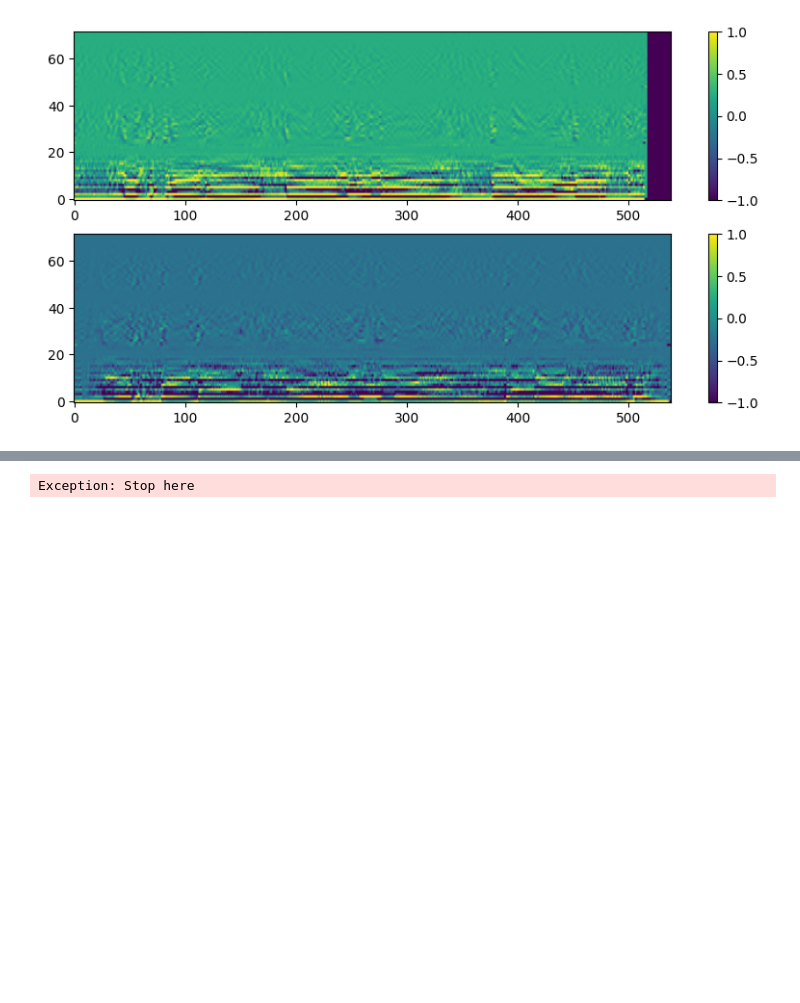
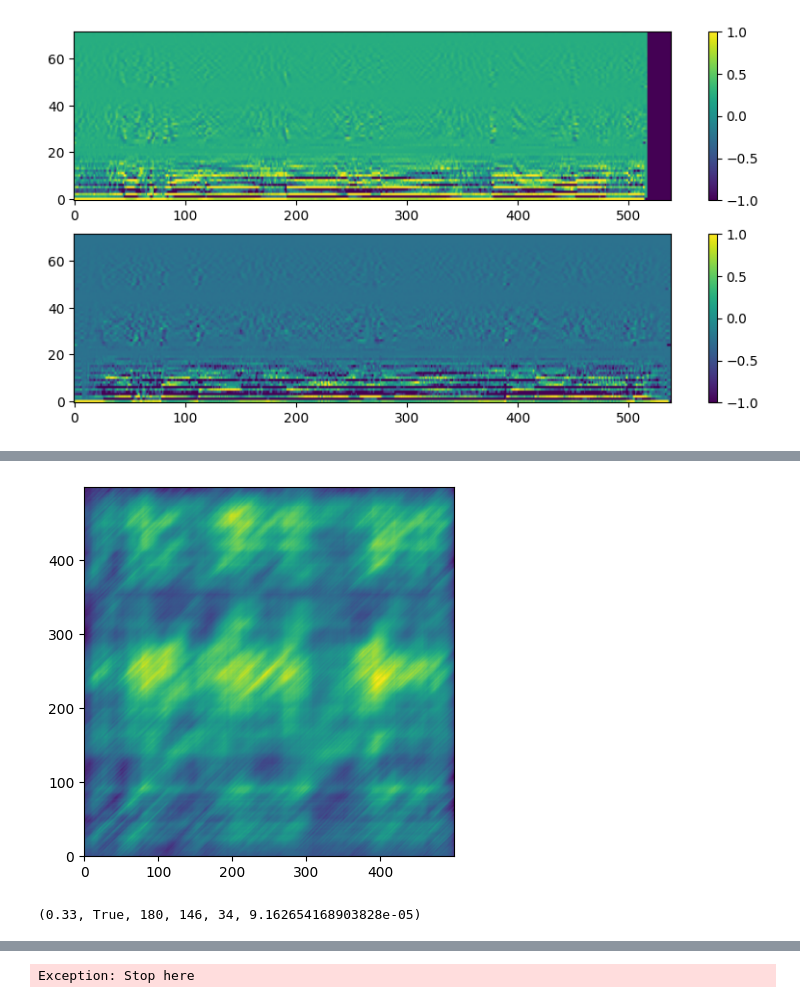
Before and after one commit to m-behery/disentanglement, a Jupyter notebook: notebook.ipynb, the cells around one changed output, grey strips where cells are left out. Cells and saved outputs as stored; diff of their text form; code cells hidden in the pictures; blank space fills up the shorter version.

```diff
--- a/notebook.ipynb
+++ b/notebook.ipynb
@@ -314,10 +307,7 @@ mfcc_transformer = MFCCTransformer(samplerate = SAMPLERATE,
                                    N          = 2,
                                    dd         = True,
                                    rasta      = True,
-                                   outliers   = False,
-                                   normed     = True,
-                                   logged     = True,
-                                   bipolar    = True)
+                                   normed     = True)
 
 MFCC_bt = mfcc_transformer(X_t)
 MFCC_bt.shape
@@ -484,0 +478,26 @@ plot(scaled_MFCC_bt)
+# %%
+import torch.nn.functional as F
+
+def pair_segmentation(MFCC_bt, t_kernel, t_stride, flattened=True):
+    if MFCC_bt.shape[0] != 2 or MFCC_bt.ndim != 3:
+        raise ValueError('`MFCC_bt` MUST be a pair of 2D tensors.')
+    f_bins, t_bins = MFCC_bt.shape[1:]
+    AB = F.unfold(
+        MFCC_bt.unsqueeze(1),
+        kernel_size = (f_bins, t_kernel),
+        stride = (f_bins, t_stride),
+    ).transpose(1,2)
+    if not flattened:
+        AB = AB.view(2, -1, f_bins, t_kernel)
+    return tuple(AB)
+
+def normed_similarity(MFCC_bt, t_kernel, t_stride):
+    A, B = pair_segmentation(MFCC_bt, t_kernel, t_stride)
+    S = A @ B.T / A.shape[-1] ** 2
+    return S
+
+similarity_matrix = normed_similarity(MFCC_bt, t_kernel=40, t_stride=1)
+plt.imshow(S, origin='lower')
+plt.show()
+# %% [output]
+[figure, added]
@@ -484,0 +509,22 @@ plot(scaled_MFCC_bt)
+# %%
+import numpy as np
+
+t_kernel, t_stride = 40, 1
+
+records = []
+for scale in np.arange(0.30, 1.00, 0.01):
+    MFCC_bt_ = scaler(MFCC_bt, scale, a=True)
+    similarity_matrix = normed_similarity(MFCC_bt_, t_kernel, t_stride)
+    records.append(max_similarity_record(scale, True, similarity_matrix))
+    MFCC_bt_ = scaler(MFCC_bt, scale, a=False)
+    similarity_matrix = normed_similarity(MFCC_bt_, t_kernel, t_stride)
+    records.append(max_similarity_record(scale, False, similarity_matrix))
+
+df  = pd.DataFrame.from_records(records)
+df.insert(4, 'delta', abs(df['i'] - df['j']))
+df = df.sort_values(by=['similarity', 'delta'], ascending=[False, True])
+best_match = df.iloc[0]
+scale, a, (i, j, delta), similarity = best_match.iloc[0].item(), bool(best_match.iloc[1].item()), map(int, best_match[2:-1]), best_match.iloc[-1].item()
+scale, a, i, j, delta, similarity
+# %% [output]
+(0.33, True, 180, 146, 34, 9.162654168903828e-05)
```
Also changed, not shown: parts of 7 cells of this notebook.
